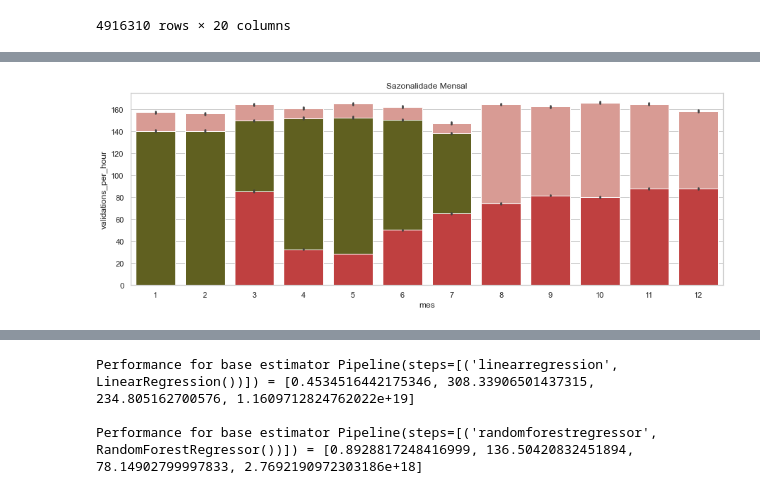
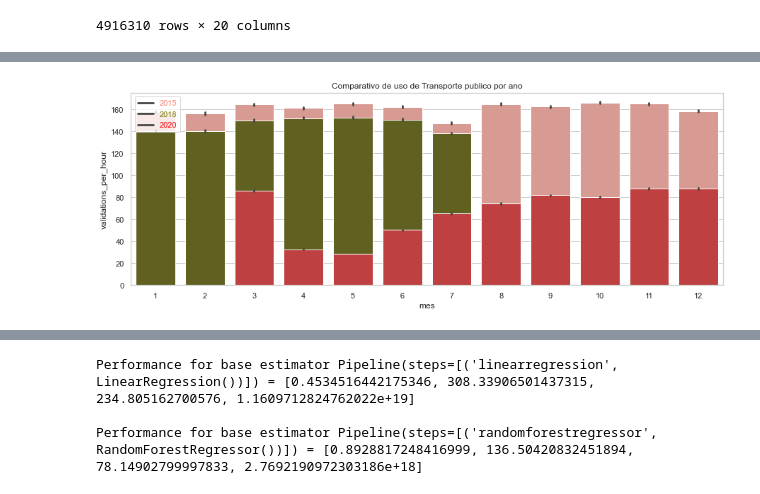
Before and after one commit to medeirosvictor/ds-mobilidade-urbana-fortaleza, a Jupyter notebook: Comparativo-Anos.ipynb, the cells around one changed output, grey strips where cells are left out. Drawn from its saved outputs; the diff is of its cells as text; code cells hidden in the pictures.

```diff
--- a/Comparativo-Anos.ipynb
+++ b/Comparativo-Anos.ipynb
@@ -73,16 +76,17 @@ data
 # %%
-plt.figure(figsize=(15,5))
+fig = plt.figure(figsize=(15,5))
 plt.xlabel('Meses')
 plt.ylabel('Quantidade Valid.')
-plt.title("Sazonalidade Mensal")
+plt.title("Comparativo de uso de Transporte publico por ano")
 sns.set_theme(style="whitegrid")
 sns.barplot(x="mes", y="validations_per_hour", data=data.loc[data.data_hora.dt.year == 2015], color='salmon', saturation=.5)
 sns.barplot(x="mes", y="validations_per_hour", data=data.loc[data.data_hora.dt.year == 2018], color='olive', saturation=.5)
 sns.barplot(x="mes", y="validations_per_hour", data=data.loc[data.data_hora.dt.year == 2020], color='red', saturation=.5)
+plt.legend(['2015', '2018', '2020'], loc="upper left", labelcolor=['salmon', 'olive', 'red'])
 plt.savefig('./images/comparativo_anos_qtd_meses.pdf')
 plt.show()
 # %% [output]
-[figure, old version]
+[figure, new version]
 # %%
 data_model = data.reset_index(drop=True).copy()
 
```
Also changed, not shown: parts of 1 cell of this notebook, 7 other files.
